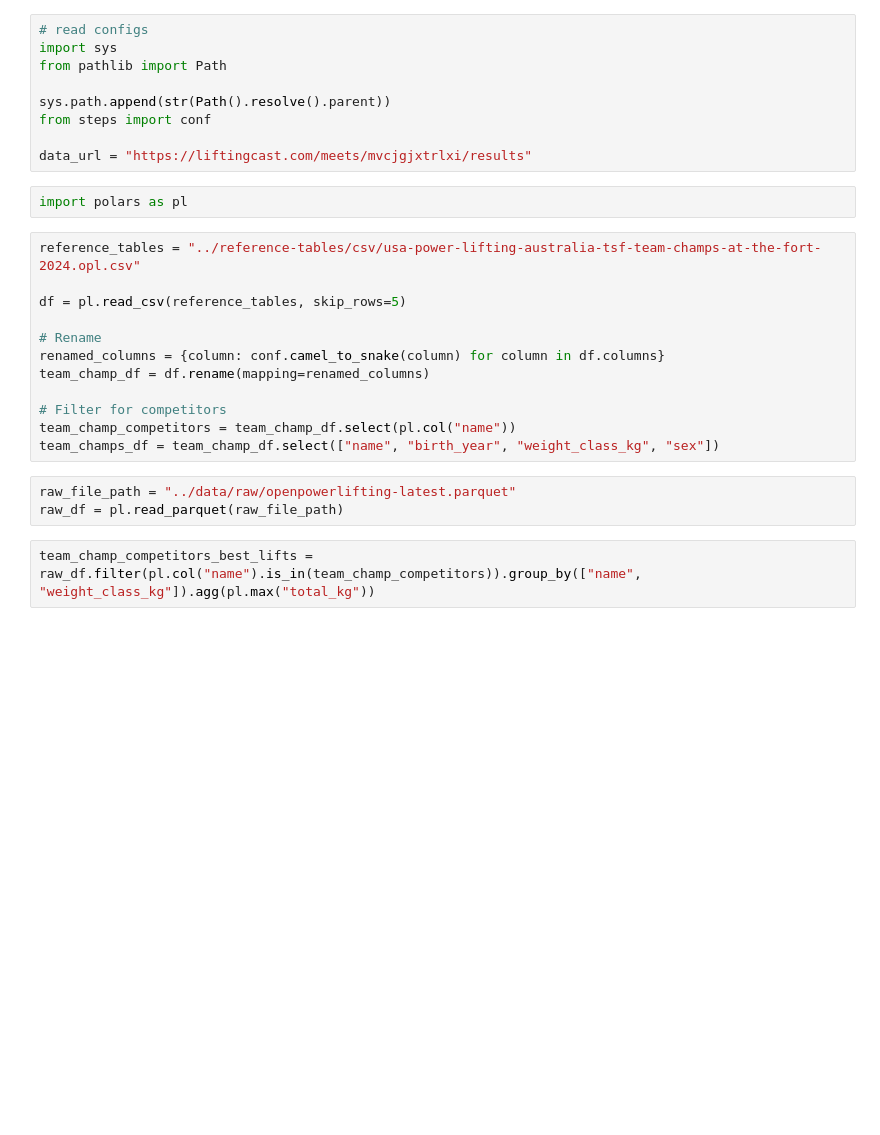
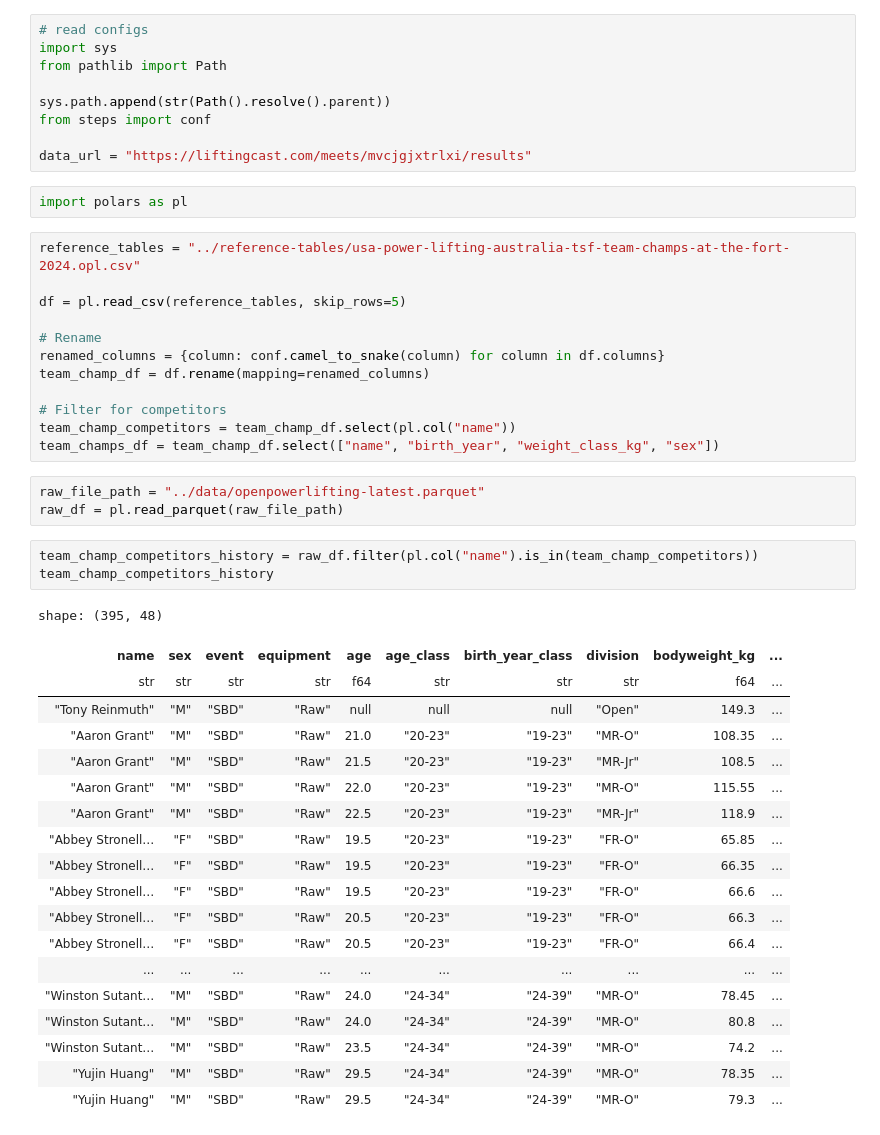
Before and after one commit to namtonthat/powerlifting-ml-progress, a Jupyter notebook: notebooks/scrap-liftingcast.ipynb, the cells around one changed output. Cells and saved outputs as stored; diff of their text form; blank space fills up the shorter version.

```diff
--- a/notebooks/scrap-liftingcast.ipynb
+++ b/notebooks/scrap-liftingcast.ipynb
@@ -10,7 +10,7 @@ data_url = "https://liftingcast.com/meets/mvcjgjxtrlxi/results"
 # %%
 import polars as pl
 # %%
-reference_tables = "../reference-tables/csv/usa-power-lifting-australia-tsf-team-champs-at-the-fort-2024.opl.csv"
+reference_tables = "../reference-tables/usa-power-lifting-australia-tsf-team-champs-at-the-fort-2024.opl.csv"
 
 df = pl.read_csv(reference_tables, skip_rows=5)
 
@@ -22,7 +22,28 @@ team_champ_df = df.rename(mapping=renamed_columns)
 team_champ_competitors = team_champ_df.select(pl.col("name"))
 team_champs_df = team_champ_df.select(["name", "birth_year", "weight_class_kg", "sex"])
 # %%
-raw_file_path = "../data/raw/openpowerlifting-latest.parquet"
+raw_file_path = "../data/openpowerlifting-latest.parquet"
 raw_df = pl.read_parquet(raw_file_path)
 # %%
-team_champ_competitors_best_lifts = raw_df.filter(pl.col("name").is_in(team_champ_competitors)).group_by(["name", "weight_class_kg"]).agg(pl.max("total_kg"))
+team_champ_competitors_history = raw_df.filter(pl.col("name").is_in(team_champ_competitors))
+team_champ_competitors_history
+# %% [output]
+shape: (395, 48)
+| name | sex | event | equipment | age | age_class | birth_year_class | division | bodyweight_kg | ... |
+| str | str | str | str | f64 | str | str | str | f64 | ... |
+| "Tony Reinmuth" | "M" | "SBD" | "Raw" | null | null | null | "Open" | 149.3 | ... |
+| "Aaron Grant" | "M" | "SBD" | "Raw" | 21.0 | "20-23" | "19-23" | "MR-O" | 108.35 | ... |
+| "Aaron Grant" | "M" | "SBD" | "Raw" | 21.5 | "20-23" | "19-23" | "MR-Jr" | 108.5 | ... |
+| "Aaron Grant" | "M" | "SBD" | "Raw" | 22.0 | "20-23" | "19-23" | "MR-O" | 115.55 | ... |
+| "Aaron Grant" | "M" | "SBD" | "Raw" | 22.5 | "20-23" | "19-23" | "MR-Jr" | 118.9 | ... |
+| "Abbey Stronell… | "F" | "SBD" | "Raw" | 19.5 | "20-23" | "19-23" | "FR-O" | 65.85 | ... |
+| "Abbey Stronell… | "F" | "SBD" | "Raw" | 19.5 | "20-23" | "19-23" | "FR-O" | 66.35 | ... |
+| "Abbey Stronell… | "F" | "SBD" | "Raw" | 19.5 | "20-23" | "19-23" | "FR-O" | 66.6 | ... |
+| "Abbey Stronell… | "F" | "SBD" | "Raw" | 20.5 | "20-23" | "19-23" | "FR-O" | 66.3 | ... |
+| "Abbey Stronell… | "F" | "SBD" | "Raw" | 20.5 | "20-23" | "19-23" | "FR-O" | 66.4 | ... |
+| ... | ... | ... | ... | ... | ... | ... | ... | ... | ... |
+| "Winston Sutant… | "M" | "SBD" | "Raw" | 24.0 | "24-34" | "24-39" | "MR-O" | 78.45 | ... |
+| "Winston Sutant… | "M" | "SBD" | "Raw" | 24.0 | "24-34" | "24-39" | "MR-O" | 80.8 | ... |
+| "Winston Sutant… | "M" | "SBD" | "Raw" | 23.5 | "24-34" | "24-39" | "MR-O" | 74.2 | ... |
+| "Yujin Huang" | "M" | "SBD" | "Raw" | 29.5 | "24-34" | "24-39" | "MR-O" | 78.35 | ... |
+| "Yujin Huang" | "M" | "SBD" | "Raw" | 29.5 | "24-34" | "24-39" | "MR-O" | 79.3 | ... |
```
Also changed, not shown: parts of 4 cells of this notebook, 1 other file.
